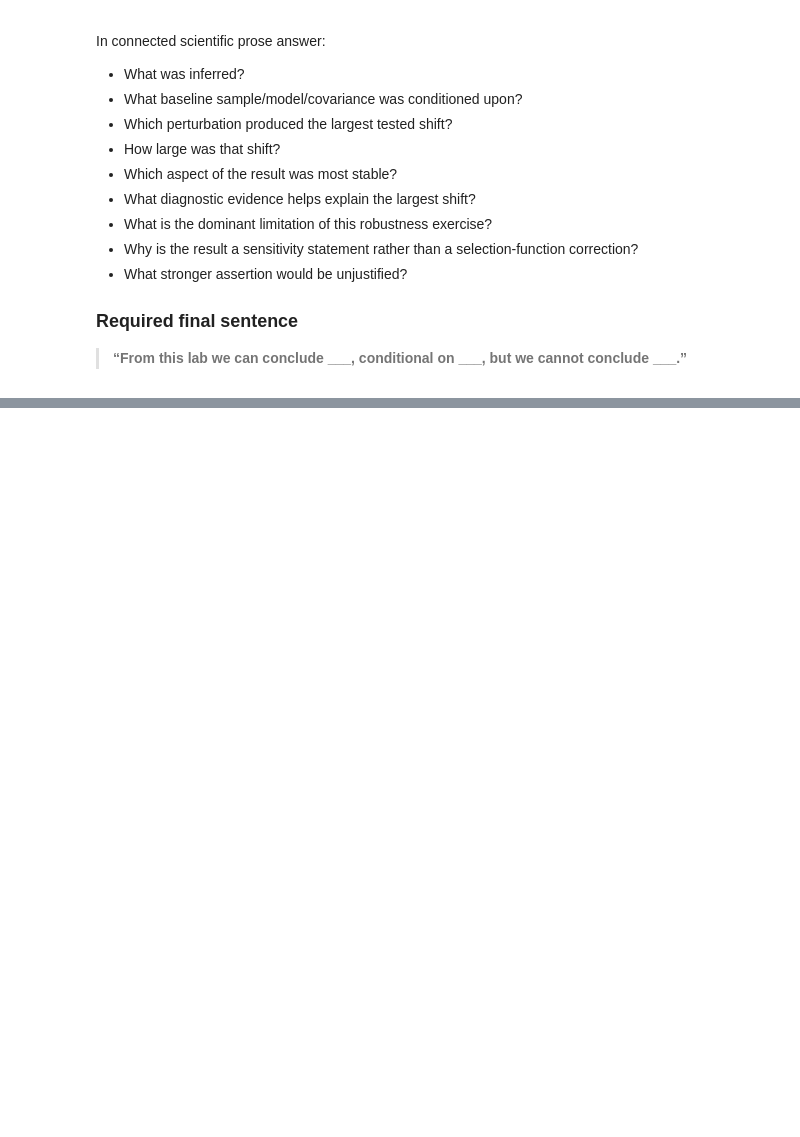
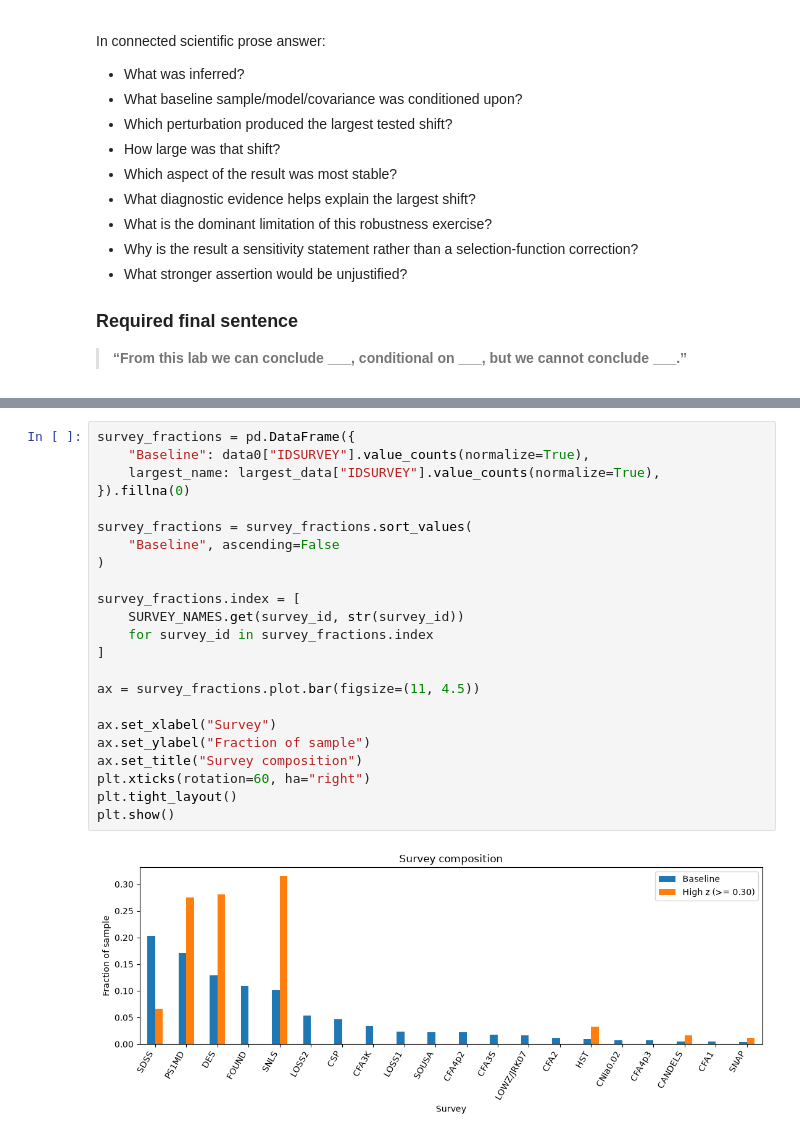
Before and after one commit to Natalia985/Astrostatistics_Observational_Cosmology, a Jupyter notebook: Labs/L06_GRADED_REAL_DATA_ROBUSTNESS_UPGRADED.ipynb, the cells around one changed output, grey strips where cells are left out. Drawn from its saved outputs; the diff is of its cells as text; blank space fills up the shorter version.

```diff
--- a/Labs/L06_GRADED_REAL_DATA_ROBUSTNESS_UPGRADED.ipynb
+++ b/Labs/L06_GRADED_REAL_DATA_ROBUSTNESS_UPGRADED.ipynb
@@ -1392,0 +1581,25 @@ where relevant.
+# %%
+survey_fractions = pd.DataFrame({
+    "Baseline": data0["IDSURVEY"].value_counts(normalize=True),
+    largest_name: largest_data["IDSURVEY"].value_counts(normalize=True),
+}).fillna(0)
+
+survey_fractions = survey_fractions.sort_values(
+    "Baseline", ascending=False
+)
+
+survey_fractions.index = [
+    SURVEY_NAMES.get(survey_id, str(survey_id))
+    for survey_id in survey_fractions.index
+]
+
+ax = survey_fractions.plot.bar(figsize=(11, 4.5))
+
+ax.set_xlabel("Survey")
+ax.set_ylabel("Fraction of sample")
+ax.set_title("Survey composition")
+plt.xticks(rotation=60, ha="right")
+plt.tight_layout()
+plt.show()
+# %% [output]
+[figure, added]
```
Also changed, not shown: parts of 49 cells of this notebook.
